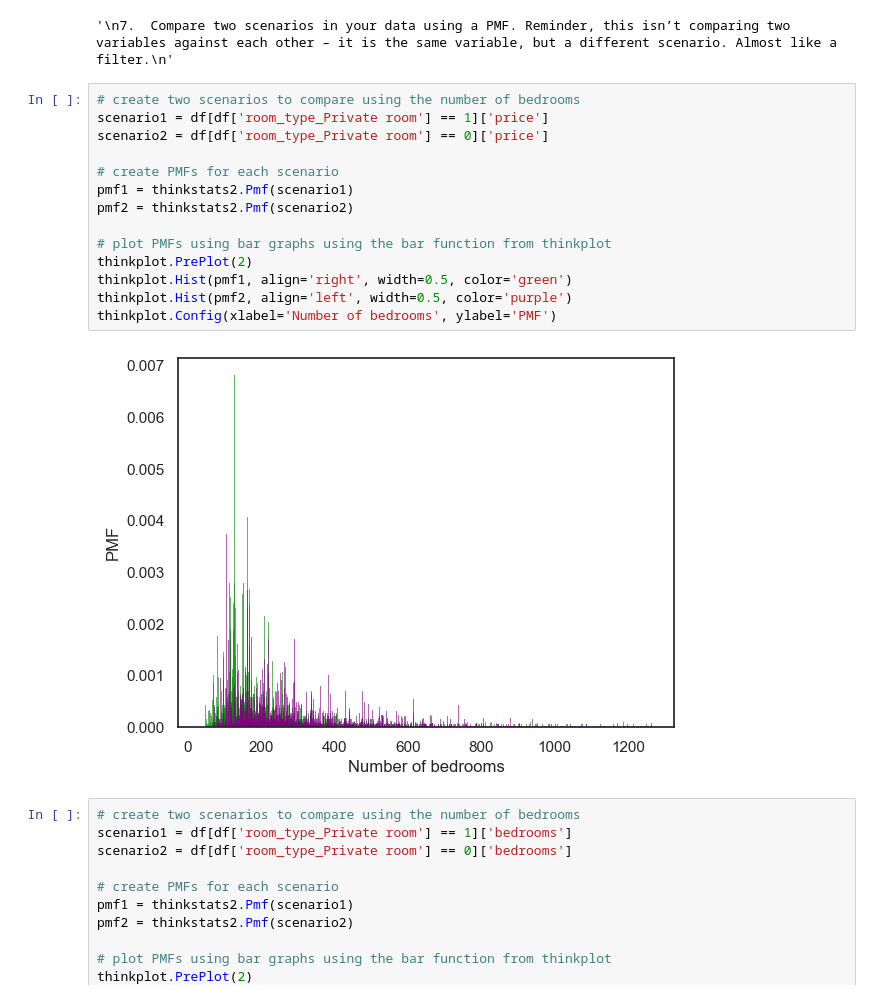
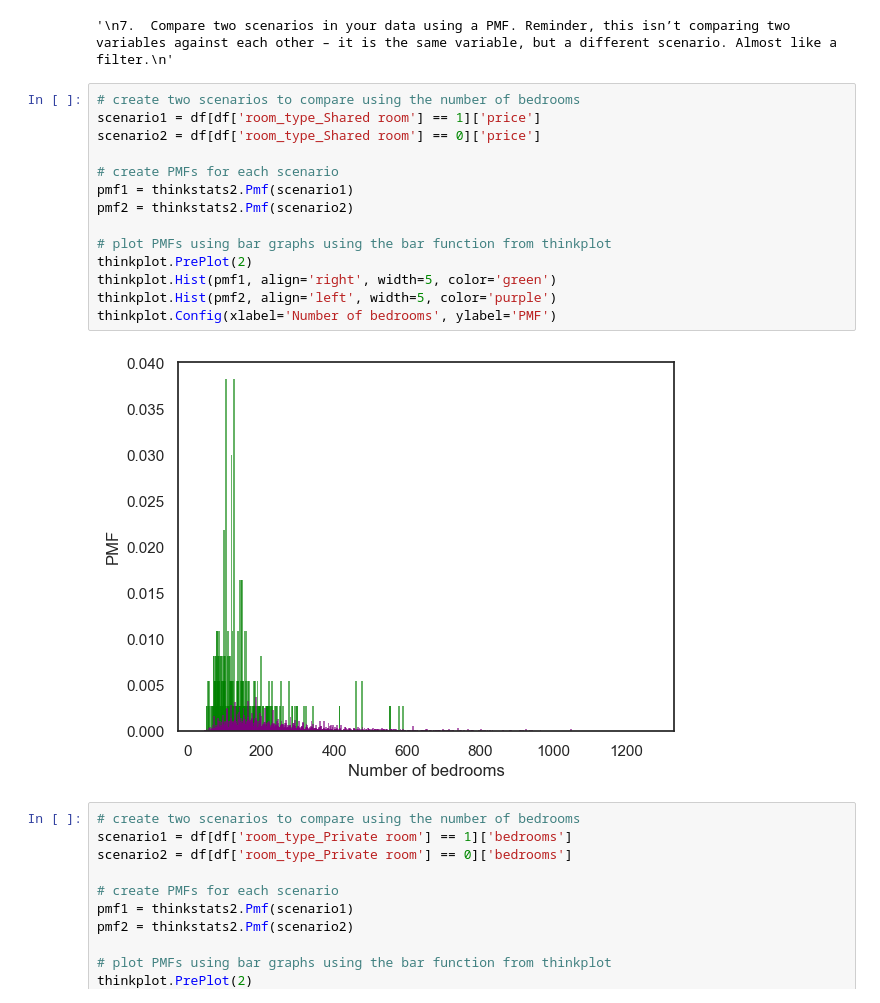
Before and after one commit to akhatamibellevue/DSC530_final_project, a Jupyter notebook: airbnb_analysis.ipynb, the cells around one changed output. Cells and saved outputs as stored; diff of their text form.

```diff
--- a/airbnb_analysis.ipynb
+++ b/airbnb_analysis.ipynb
@@ -224,20 +224,20 @@ skewness              11.712817                1.116204
 '\n7.  Compare two scenarios in your data using a PMF. Reminder, this isn’t comparing two variables against each other – it is the same variable, but a different scenario. Almost like a filter.\n'
 # %%
 # create two scenarios to compare using the number of bedrooms
-scenario1 = df[df['room_type_Private room'] == 1]['price']
-scenario2 = df[df['room_type_Private room'] == 0]['price']
+scenario1 = df[df['room_type_Shared room'] == 1]['price']
+scenario2 = df[df['room_type_Shared room'] == 0]['price']
 
 # create PMFs for each scenario
 pmf1 = thinkstats2.Pmf(scenario1)
 pmf2 = thinkstats2.Pmf(scenario2)
 
 # plot PMFs using bar graphs using the bar function from thinkplot
 thinkplot.PrePlot(2)
-thinkplot.Hist(pmf1, align='right', width=0.5, color='green')
-thinkplot.Hist(pmf2, align='left', width=0.5, color='purple')
+thinkplot.Hist(pmf1, align='right', width=5, color='green')
+thinkplot.Hist(pmf2, align='left', width=5, color='purple')
 thinkplot.Config(xlabel='Number of bedrooms', ylabel='PMF')
 # %% [output]
-[figure, old version]
+[figure, new version]
 # %%
 # create two scenarios to compare using the number of bedrooms
 scenario1 = df[df['room_type_Private room'] == 1]['bedrooms']
```
Also changed, not shown: parts of 9 cells of this notebook.
